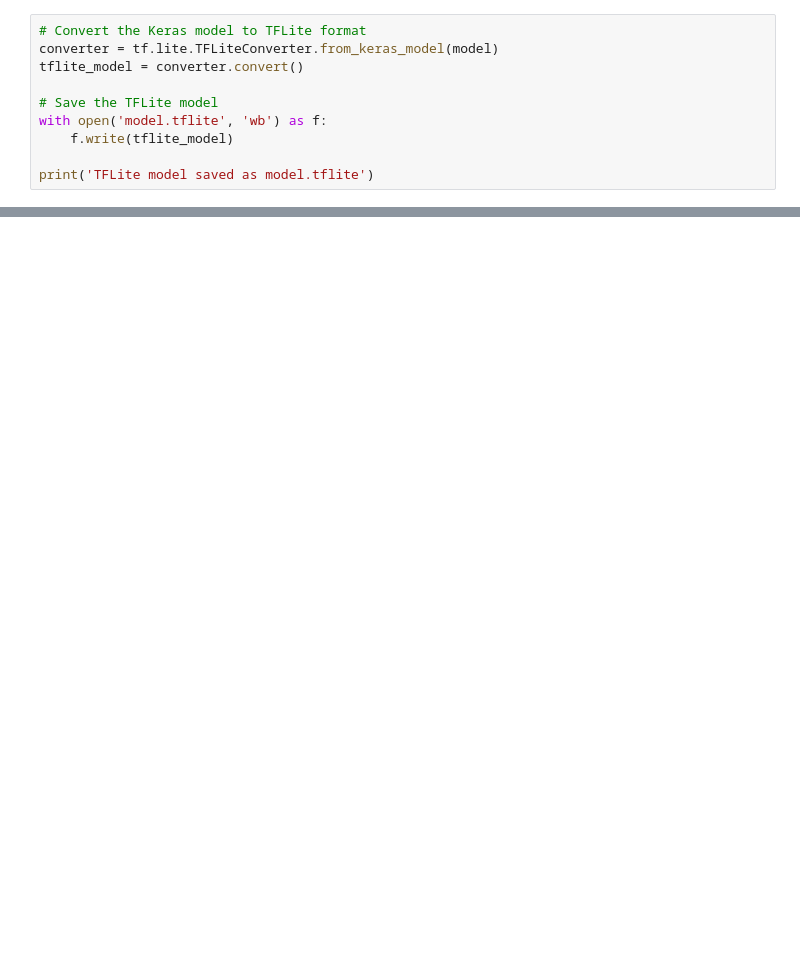
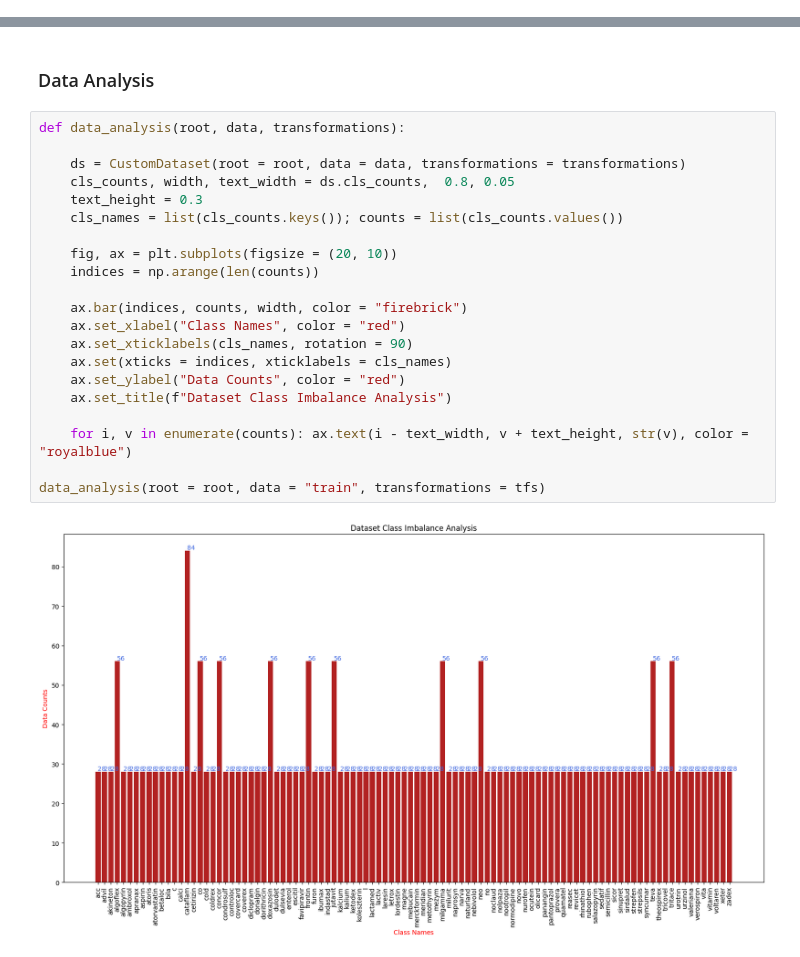
Before and after one commit to pizzaxpainter/HealthHack-2025, a Jupyter notebook: backend/classification.ipynb, the cells around one changed output, grey strips where cells are left out. Drawn from its saved outputs; the diff is of its cells as text; blank space fills up the shorter version.

```diff
--- a/backend/classification.ipynb
+++ b/backend/classification.ipynb
@@ -157,10 +0,0 @@ Convert the trained model to a TFLite model for deployment on edge devices.
-# %%
-# Convert the Keras model to TFLite format
-converter = tf.lite.TFLiteConverter.from_keras_model(model)
-tflite_model = converter.convert()
-
-# Save the TFLite model
-with open('model.tflite', 'wb') as f:
-    f.write(tflite_model)
-
-print('TFLite model saved as model.tflite')
@@ -170,0 +106,25 @@ For backtesting, you can simulate predictions on unseen data or perform cross-va
+# %% [markdown]
+### Data Analysis
+# %%
+def data_analysis(root, data, transformations):
+
+    ds = CustomDataset(root = root, data = data, transformations = transformations)
+    cls_counts, width, text_width = ds.cls_counts,  0.8, 0.05
+    text_height = 0.3
+    cls_names = list(cls_counts.keys()); counts = list(cls_counts.values())
+
+    fig, ax = plt.subplots(figsize = (20, 10))
+    indices = np.arange(len(counts))
+
+    ax.bar(indices, counts, width, color = "firebrick")
+    ax.set_xlabel("Class Names", color = "red")
+    ax.set_xticklabels(cls_names, rotation = 90)
+    ax.set(xticks = indices, xticklabels = cls_names)
+    ax.set_ylabel("Data Counts", color = "red")
+    ax.set_title(f"Dataset Class Imbalance Analysis")
+
+    for i, v in enumerate(counts): ax.text(i - text_width, v + text_height, str(v), color = "royalblue")
+
+data_analysis(root = root, data = "train", transformations = tfs)
+# %% [output]
+[figure, added]
```
Also changed, not shown: parts of 27 cells of this notebook, 3 other files.
